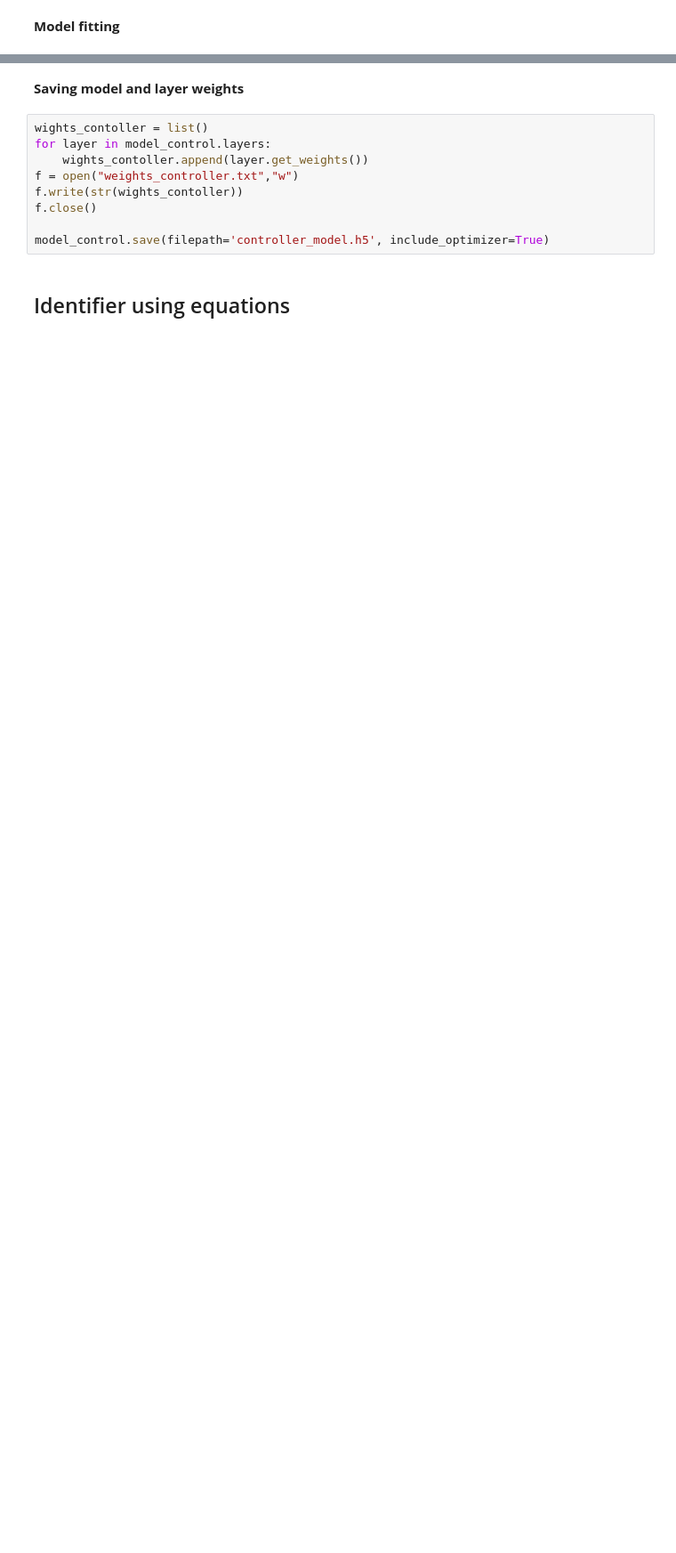
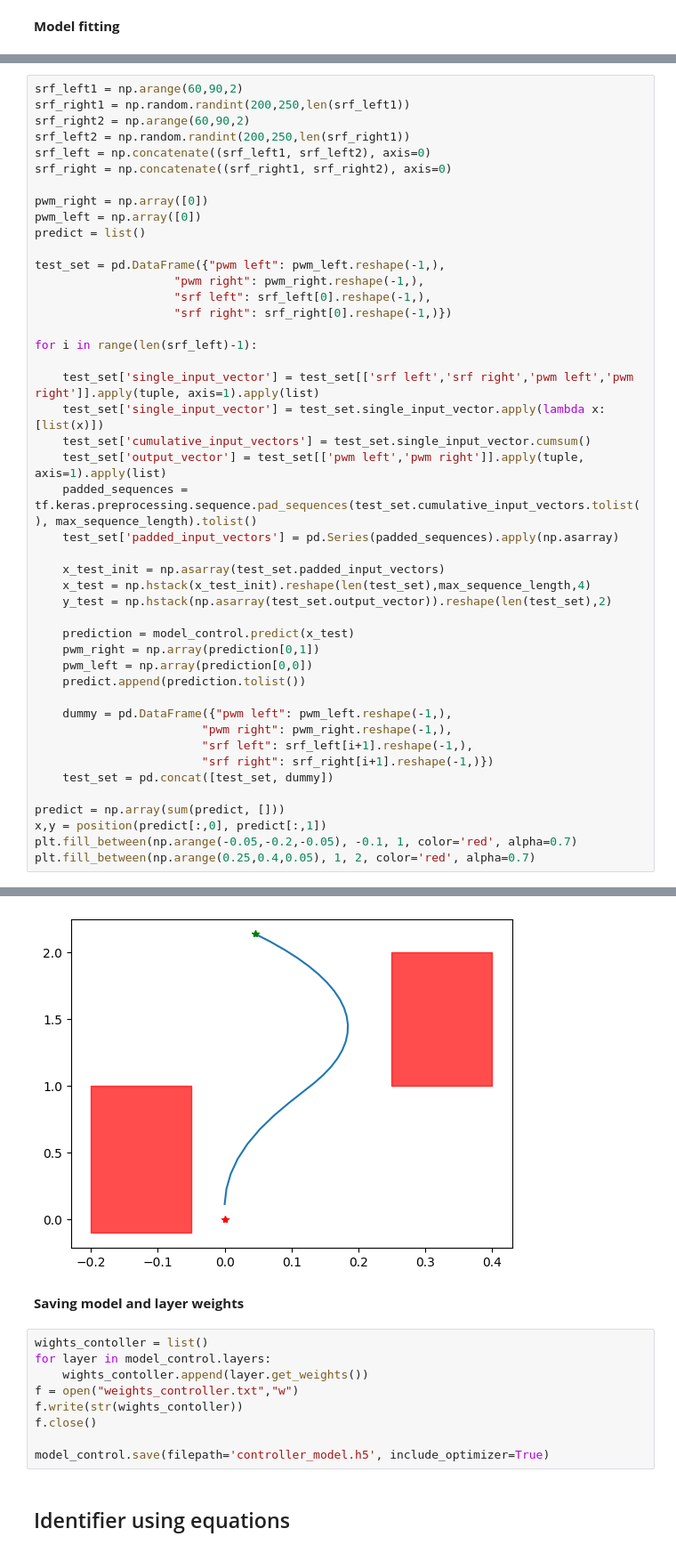
Before and after one commit to SinaRabiee/UGV_Obstacle_Avoidance, a Jupyter notebook: final.ipynb, the cells around one changed output, grey strips where cells are left out. Shown: that part at 89% size. Cells and saved outputs as stored; diff of their text form; blank space fills up the shorter version.

```diff
--- a/final.ipynb
+++ b/final.ipynb
@@ -775,0 +896,46 @@ x,y = position(predict[:,0], predict[:,1])
+# %%
+srf_left1 = np.arange(60,90,2)
+srf_right1 = np.random.randint(200,250,len(srf_left1))
+srf_right2 = np.arange(60,90,2)
+srf_left2 = np.random.randint(200,250,len(srf_right1))
+srf_left = np.concatenate((srf_left1, srf_left2), axis=0)
+srf_right = np.concatenate((srf_right1, srf_right2), axis=0)
+
+pwm_right = np.array([0])
+pwm_left = np.array([0])
+predict = list()
+
+test_set = pd.DataFrame({"pwm left": pwm_left.reshape(-1,),
+                    "pwm right": pwm_right.reshape(-1,),
+                    "srf left": srf_left[0].reshape(-1,),
+                    "srf right": srf_right[0].reshape(-1,)})
+
+for i in range(len(srf_left)-1):
+
+    test_set['single_input_vector'] = test_set[['srf left','srf right','pwm left','pwm right']].apply(tuple, axis=1).apply(list)
+    test_set['single_input_vector'] = test_set.single_input_vector.apply(lambda x: [list(x)])
+    test_set['cumulative_input_vectors'] = test_set.single_input_vector.cumsum()
+    test_set['output_vector'] = test_set[['pwm left','pwm right']].apply(tuple, axis=1).apply(list)
+    padded_sequences = tf.keras.preprocessing.sequence.pad_sequences(test_set.cumulative_input_vectors.tolist(), max_sequence_length).tolist()
+    test_set['padded_input_vectors'] = pd.Series(padded_sequences).apply(np.asarray)
+
+    x_test_init = np.asarray(test_set.padded_input_vectors)
+    x_test = np.hstack(x_test_init).reshape(len(test_set),max_sequence_length,4)
+    y_test = np.hstack(np.asarray(test_set.output_vector)).reshape(len(test_set),2)
+
+    prediction = model_control.predict(x_test)
+    pwm_right = np.array(prediction[0,1])
+    pwm_left = np.array(prediction[0,0])
+    predict.append(prediction.tolist())
+
+    dummy = pd.DataFrame({"pwm left": pwm_left.reshape(-1,),
+                        "pwm right": pwm_right.reshape(-1,),
+                        "srf left": srf_left[i+1].reshape(-1,),
+                        "srf right": srf_right[i+1].reshape(-1,)})
+    test_set = pd.concat([test_set, dummy])
+
+predict = np.array(sum(predict, []))
+x,y = position(predict[:,0], predict[:,1])
+plt.fill_between(np.arange(-0.05,-0.2,-0.05), -0.1, 1, color='red', alpha=0.7)
+plt.fill_between(np.arange(0.25,0.4,0.05), 1, 2, color='red', alpha=0.7)
+# %% [output]
@@ -776,3 +960,4 @@ x,y = position(predict[:,0], predict[:,1])
+[figure, added]
 # %% [markdown]
 **Saving model and layer weights**
 # %%
```
Also changed, not shown: parts of 14 cells of this notebook, 4 other files.
